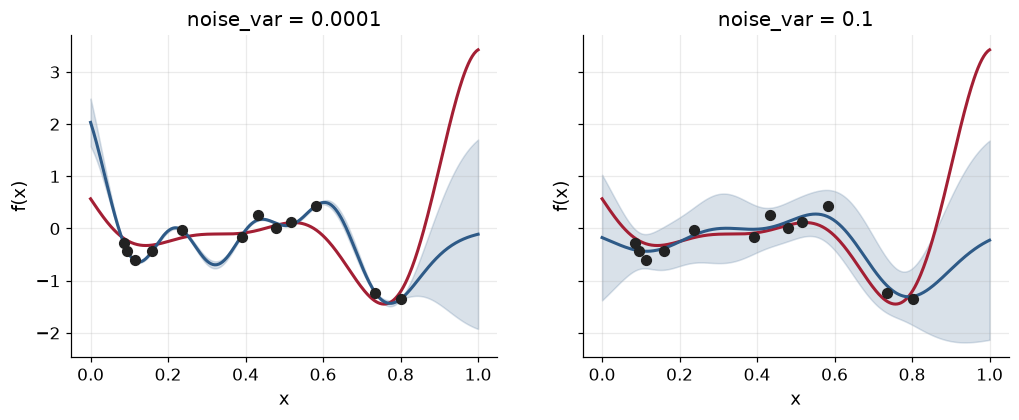
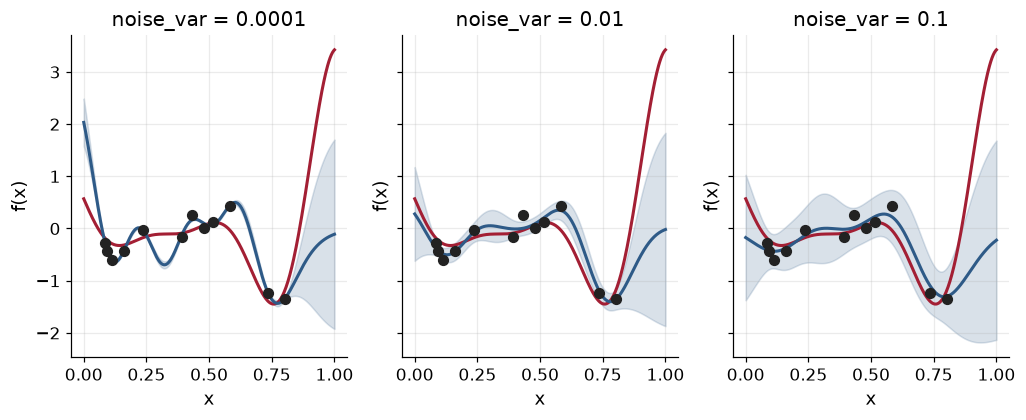
The change to this notebook cell's code, shown as a diff; its figure went from the first image to the second:
--- before
+++ after
@@ -3,6 +3,6 @@
 yn = f(Xn) + rng_n.normal(0, 0.3, size=Xn.shape)
 
-fig, axes = plt.subplots(1, 2, figsize=(11, 3.8), sharey=True)
-for ax, nv in zip(axes, [1e-4, 0.1]):
+fig, axes = plt.subplots(1, 3, figsize=(11, 3.8), sharey=True)
+for ax, nv in zip(axes, [1e-4, 0.01, 0.1]):
     gp = GaussianProcess(lengthscale=0.12, noise_var=nv).fit(Xn, yn)
     mean, std = gp.posterior(xx[:, None])

Commit: Refactor code structure for improved readability and maintainability